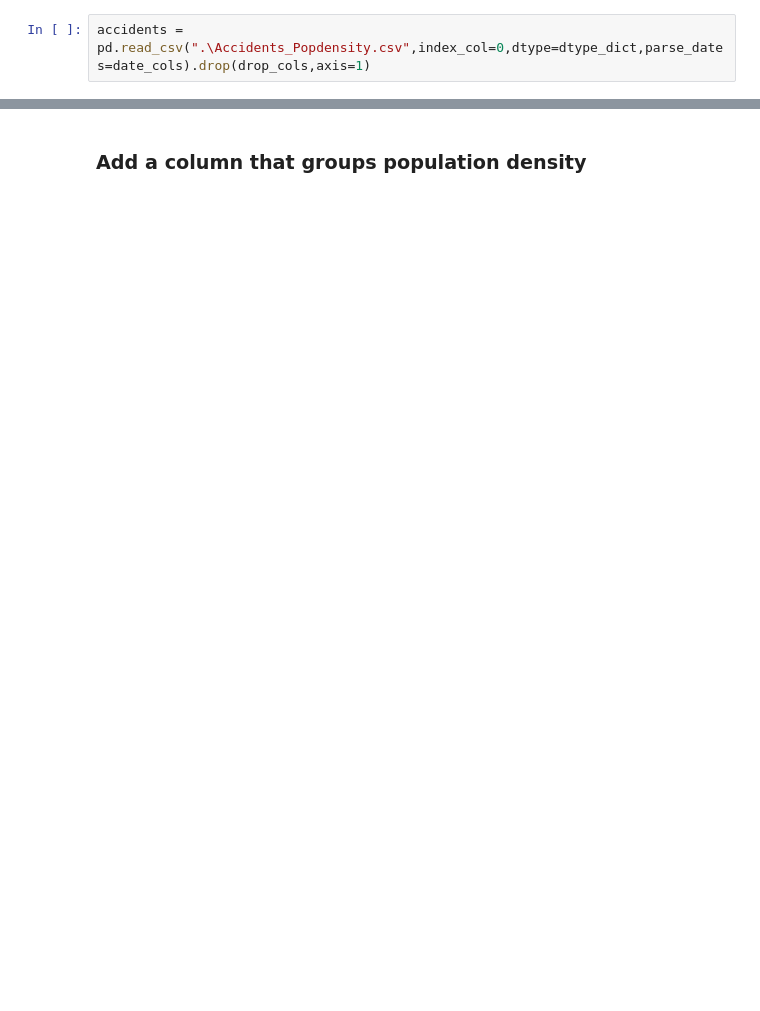
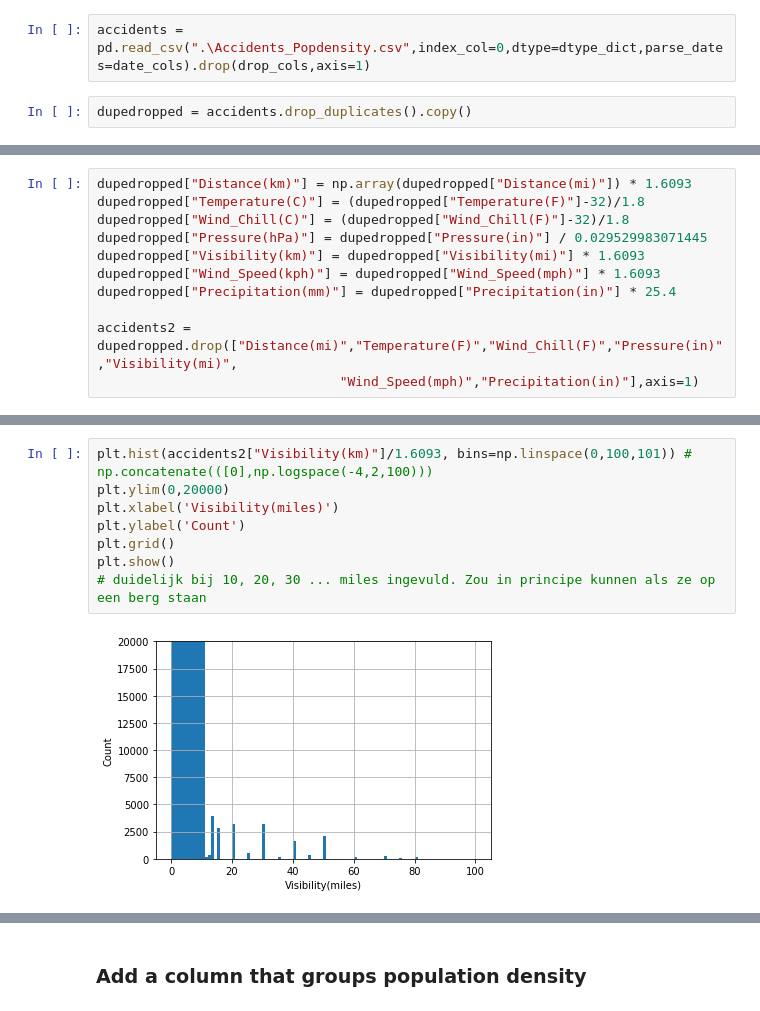
Before and after one commit to AdriaanGroot/WorkingTalent, a Jupyter notebook: AccidentAnalysis.ipynb, the cells around one changed output, grey strips where cells are left out. Drawn from its saved outputs; the diff is of its cells as text; blank space fills up the shorter version.

```diff
--- a/AccidentAnalysis.ipynb
+++ b/AccidentAnalysis.ipynb
@@ -28,3 +30,5 @@ date_cols = ['Start_Time','End_Time','Weather_Timestamp']
 drop_cols = "ID" # drops extra IDs
 # %%
 accidents = pd.read_csv(".\Accidents_Popdensity.csv",index_col=0,dtype=dtype_dict,parse_dates=date_cols).drop(drop_cols,axis=1)
+# %%
+dupedropped = accidents.drop_duplicates().copy()
@@ -30,0 +37,11 @@ accidents = pd.read_csv(".\Accidents_Popdensity.csv",index_col=0,dtype=dtype_dic
+# %%
+dupedropped["Distance(km)"] = np.array(dupedropped["Distance(mi)"]) * 1.6093
+dupedropped["Temperature(C)"] = (dupedropped["Temperature(F)"]-32)/1.8
+dupedropped["Wind_Chill(C)"] = (dupedropped["Wind_Chill(F)"]-32)/1.8
+dupedropped["Pressure(hPa)"] = dupedropped["Pressure(in)"] / 0.029529983071445
+dupedropped["Visibility(km)"] = dupedropped["Visibility(mi)"] * 1.6093
+dupedropped["Wind_Speed(kph)"] = dupedropped["Wind_Speed(mph)"] * 1.6093
+dupedropped["Precipitation(mm)"] = dupedropped["Precipitation(in)"] * 25.4
+
+accidents2 = dupedropped.drop(["Distance(mi)","Temperature(F)","Wind_Chill(F)","Pressure(in)","Visibility(mi)",
+                               "Wind_Speed(mph)","Precipitation(in)"],axis=1)
@@ -30,0 +73,10 @@ accidents = pd.read_csv(".\Accidents_Popdensity.csv",index_col=0,dtype=dtype_dic
+# %%
+plt.hist(accidents2["Visibility(km)"]/1.6093, bins=np.linspace(0,100,101)) # np.concatenate(([0],np.logspace(-4,2,100)))
+plt.ylim(0,20000)
+plt.xlabel('Visibility(miles)')
+plt.ylabel('Count')
+plt.grid()
+plt.show()
+# duidelijk bij 10, 20, 30 ... miles ingevuld. Zou in principe kunnen als ze op een berg staan
+# %% [output]
+[figure, added]
```
Also changed, not shown: parts of 21 cells of this notebook.
